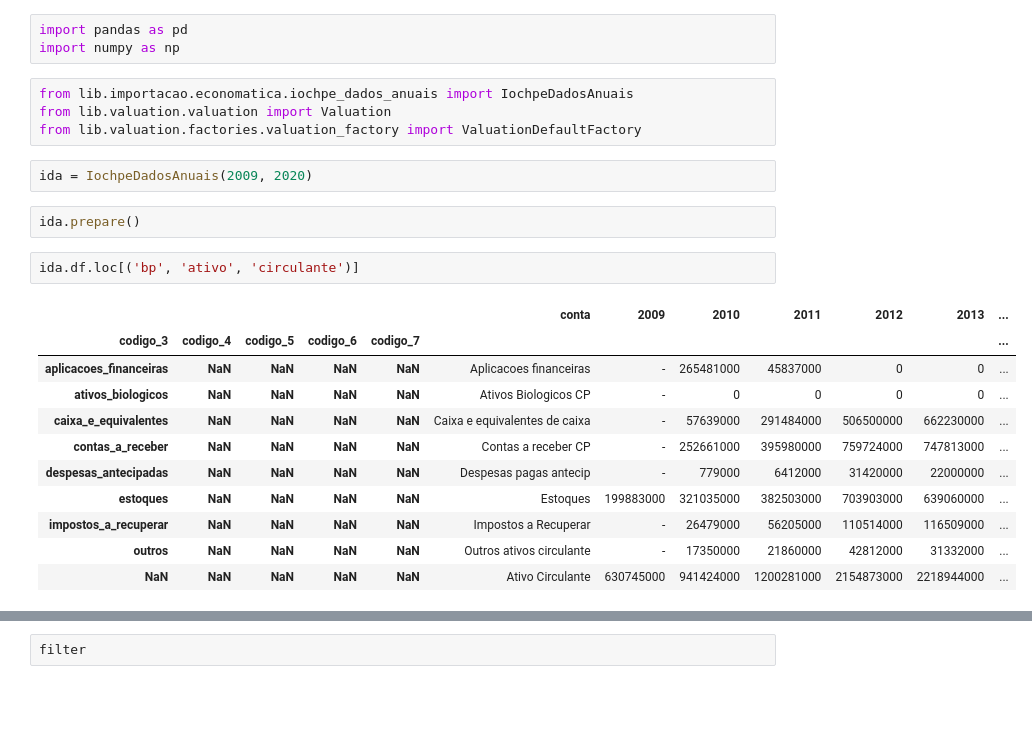
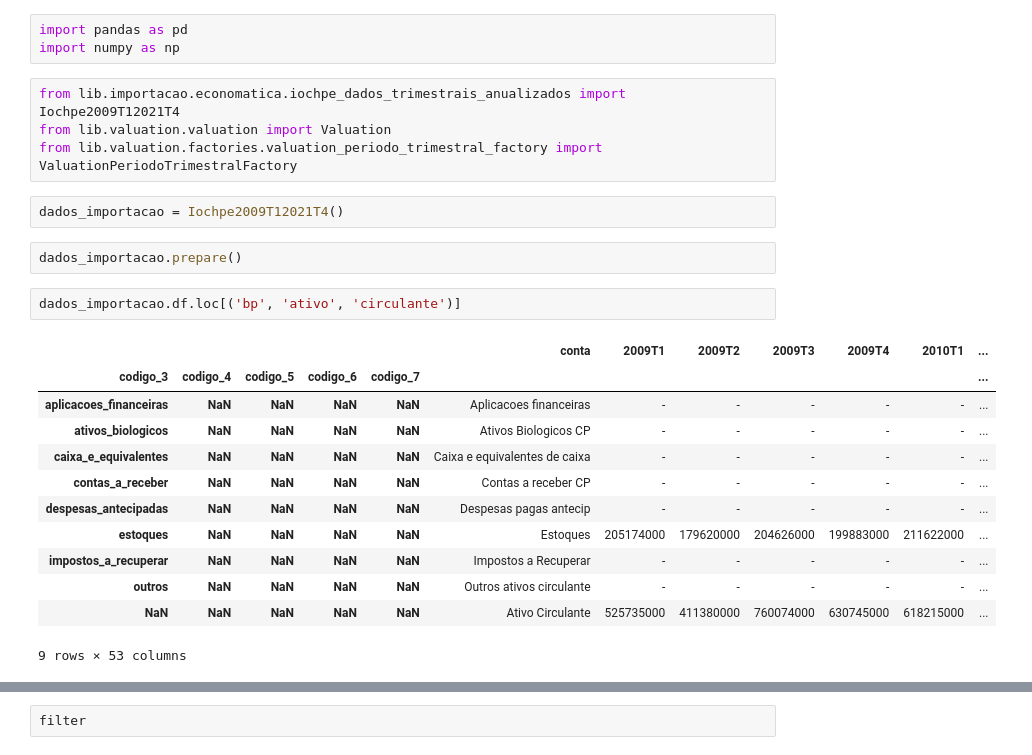
Before and after one commit to zfbf/Valuation, a Jupyter notebook: jupyter/Valuation.ipynb, the cells around one changed output, grey strips where cells are left out. Drawn from its saved outputs; the diff is of its cells as text; blank space fills up the shorter version.

```diff
--- a/jupyter/Valuation.ipynb
+++ b/jupyter/Valuation.ipynb
@@ -2,24 +2,25 @@
 import pandas as pd
 import numpy as np
 # %%
-from lib.importacao.economatica.iochpe_dados_anuais import IochpeDadosAnuais
+from lib.importacao.economatica.iochpe_dados_trimestrais_anualizados import Iochpe2009T12021T4
 from lib.valuation.valuation import Valuation
-from lib.valuation.factories.valuation_factory import ValuationDefaultFactory
+from lib.valuation.factories.valuation_periodo_trimestral_factory import ValuationPeriodoTrimestralFactory
 # %%
-ida = IochpeDadosAnuais(2009, 2020)
+dados_importacao = Iochpe2009T12021T4()
 # %%
-ida.prepare()
+dados_importacao.prepare()
 # %%
-ida.df.loc[('bp', 'ativo', 'circulante')]
+dados_importacao.df.loc[('bp', 'ativo', 'circulante')]
 # %% [output]
-|  |  |  |  |  | conta | 2009 | 2010 | 2011 | 2012 | 2013 | ... |
+|  |  |  |  |  | conta | 2009T1 | 2009T2 | 2009T3 | 2009T4 | 2010T1 | ... |
 | codigo_3 | codigo_4 | codigo_5 | codigo_6 | codigo_7 |  |  |  |  |  |  | ... |
-| aplicacoes_financeiras | NaN | NaN | NaN | NaN | Aplicacoes financeiras | - | 265481000 | 45837000 | 0 | 0 | ... |
-| ativos_biologicos | NaN | NaN | NaN | NaN | Ativos Biologicos CP | - | 0 | 0 | 0 | 0 | ... |
-| caixa_e_equivalentes | NaN | NaN | NaN | NaN | Caixa e equivalentes de caixa | - | 57639000 | 291484000 | 506500000 | 662230000 | ... |
-| contas_a_receber | NaN | NaN | NaN | NaN | Contas a receber CP | - | 252661000 | 395980000 | 759724000 | 747813000 | ... |
-| despesas_antecipadas | NaN | NaN | NaN | NaN | Despesas pagas antecip | - | 779000 | 6412000 | 31420000 | 22000000 | ... |
-| estoques | NaN | NaN | NaN | NaN | Estoques | 199883000 | 321035000 | 382503000 | 703903000 | 639060000 | ... |
-| impostos_a_recuperar | NaN | NaN | NaN | NaN | Impostos a Recuperar | - | 26479000 | 56205000 | 110514000 | 116509000 | ... |
-| outros | NaN | NaN | NaN | NaN | Outros ativos circulante | - | 17350000 | 21860000 | 42812000 | 31332000 | ... |
-| NaN | NaN | NaN | NaN | NaN | Ativo Circulante | 630745000 | 941424000 | 1200281000 | 2154873000 | 2218944000 | ... |
+| aplicacoes_financeiras | NaN | NaN | NaN | NaN | Aplicacoes financeiras | - | - | - | - | - | ... |
+| ativos_biologicos | NaN | NaN | NaN | NaN | Ativos Biologicos CP | - | - | - | - | - | ... |
+| caixa_e_equivalentes | NaN | NaN | NaN | NaN | Caixa e equivalentes de caixa | - | - | - | - | - | ... |
+| contas_a_receber | NaN | NaN | NaN | NaN | Contas a receber CP | - | - | - | - | - | ... |
+| despesas_antecipadas | NaN | NaN | NaN | NaN | Despesas pagas antecip | - | - | - | - | - | ... |
+| estoques | NaN | NaN | NaN | NaN | Estoques | 205174000 | 179620000 | 204626000 | 199883000 | 211622000 | ... |
+| impostos_a_recuperar | NaN | NaN | NaN | NaN | Impostos a Recuperar | - | - | - | - | - | ... |
+| outros | NaN | NaN | NaN | NaN | Outros ativos circulante | - | - | - | - | - | ... |
+| NaN | NaN | NaN | NaN | NaN | Ativo Circulante | 525735000 | 411380000 | 760074000 | 630745000 | 618215000 | ... |
+9 rows × 53 columns
```
Also changed, not shown: parts of 24 cells of this notebook, 18 other files.
